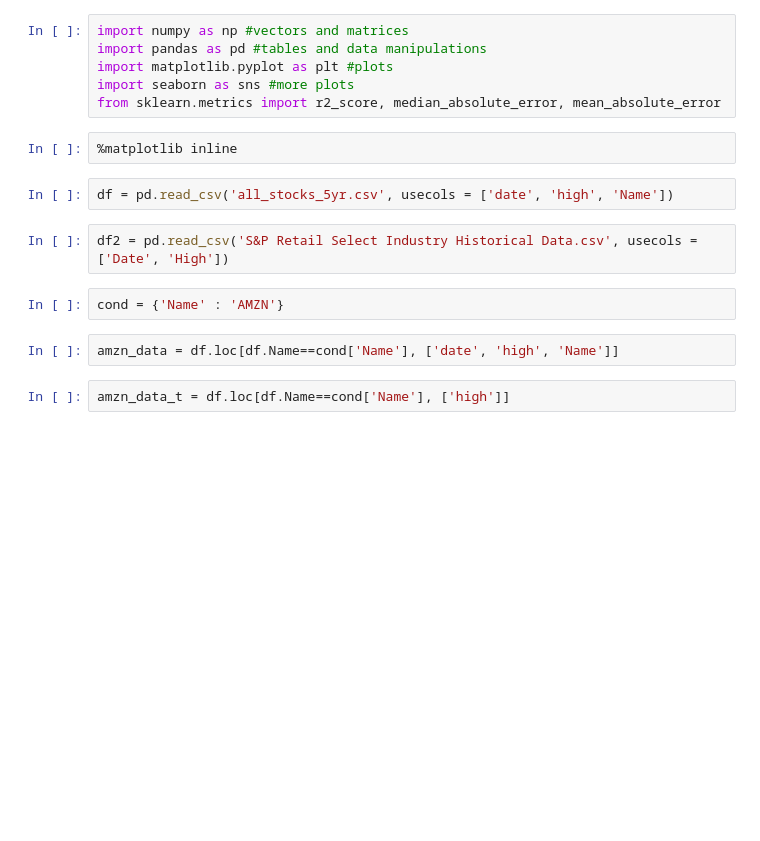
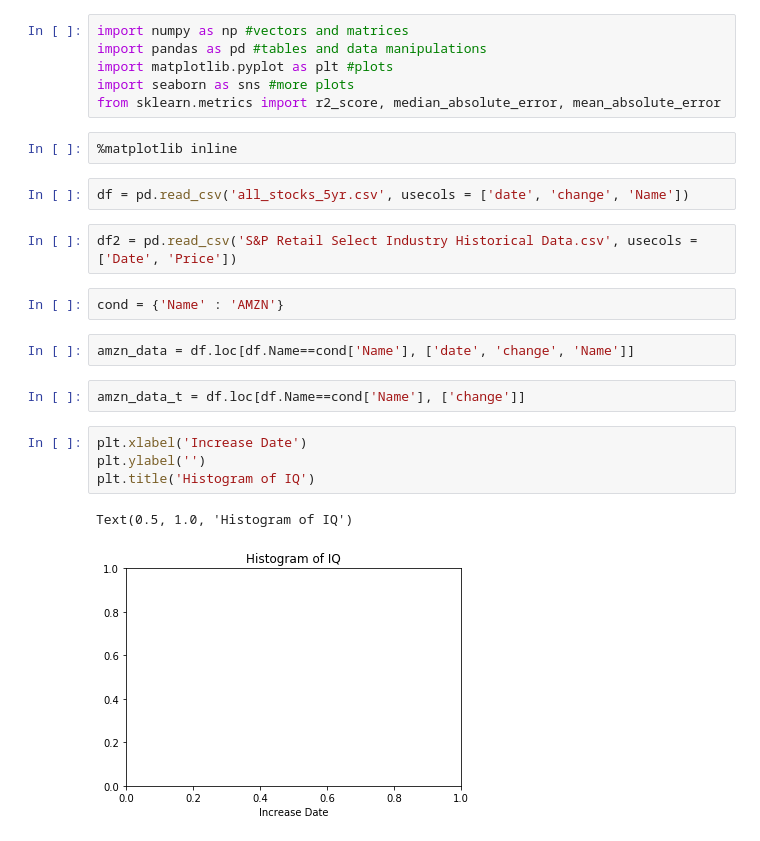
Before and after one commit to AjayZinngg/Exploratory-data-analysis-S-P, a Jupyter notebook: EDA.ipynb, the cells around one changed output. Drawn from its saved outputs; the diff is of its cells as text; blank space fills up the shorter version.

```diff
--- a/EDA.ipynb
+++ b/EDA.ipynb
@@ -10,13 +10,20 @@ from sklearn.metrics import r2_score, median_absolute_error, mean_absolute_error
 # %%
 %matplotlib inline
 # %%
-df = pd.read_csv('all_stocks_5yr.csv', usecols = ['date', 'high', 'Name'])
+df = pd.read_csv('all_stocks_5yr.csv', usecols = ['date', 'change', 'Name'])
 # %%
-df2 = pd.read_csv('S&P Retail Select Industry Historical Data.csv', usecols = ['Date', 'High'])
+df2 = pd.read_csv('S&P Retail Select Industry Historical Data.csv', usecols = ['Date', 'Price'])
 # %%
 cond = {'Name' : 'AMZN'}
 # %%
-amzn_data = df.loc[df.Name==cond['Name'], ['date', 'high', 'Name']]
+amzn_data = df.loc[df.Name==cond['Name'], ['date', 'change', 'Name']]
 # %%
-amzn_data_t = df.loc[df.Name==cond['Name'], ['high']]
+amzn_data_t = df.loc[df.Name==cond['Name'], ['change']]
+# %%
+plt.xlabel('Increase Date')
+plt.ylabel('')
+plt.title('Histogram of IQ')
+# %% [output]
+Text(0.5, 1.0, 'Histogram of IQ')
+[figure, added]
 # %%
```
Also changed, not shown: parts of 5 cells of this notebook, 1 other file.
